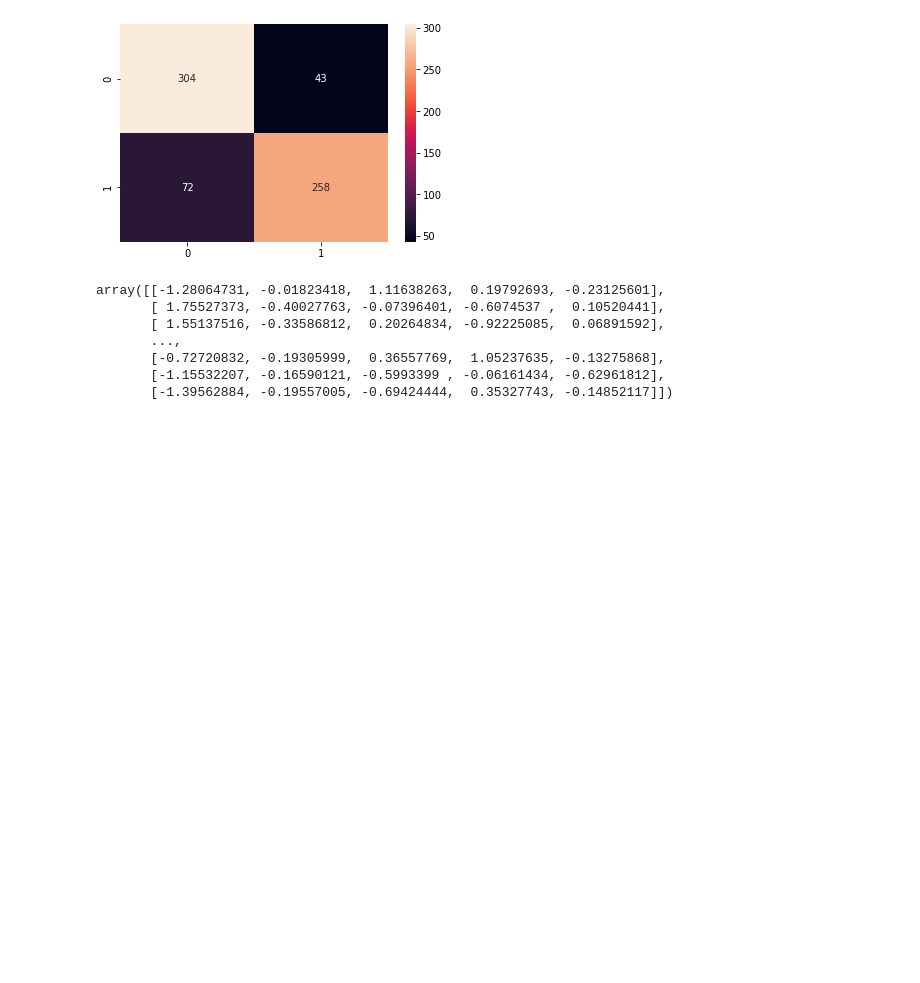
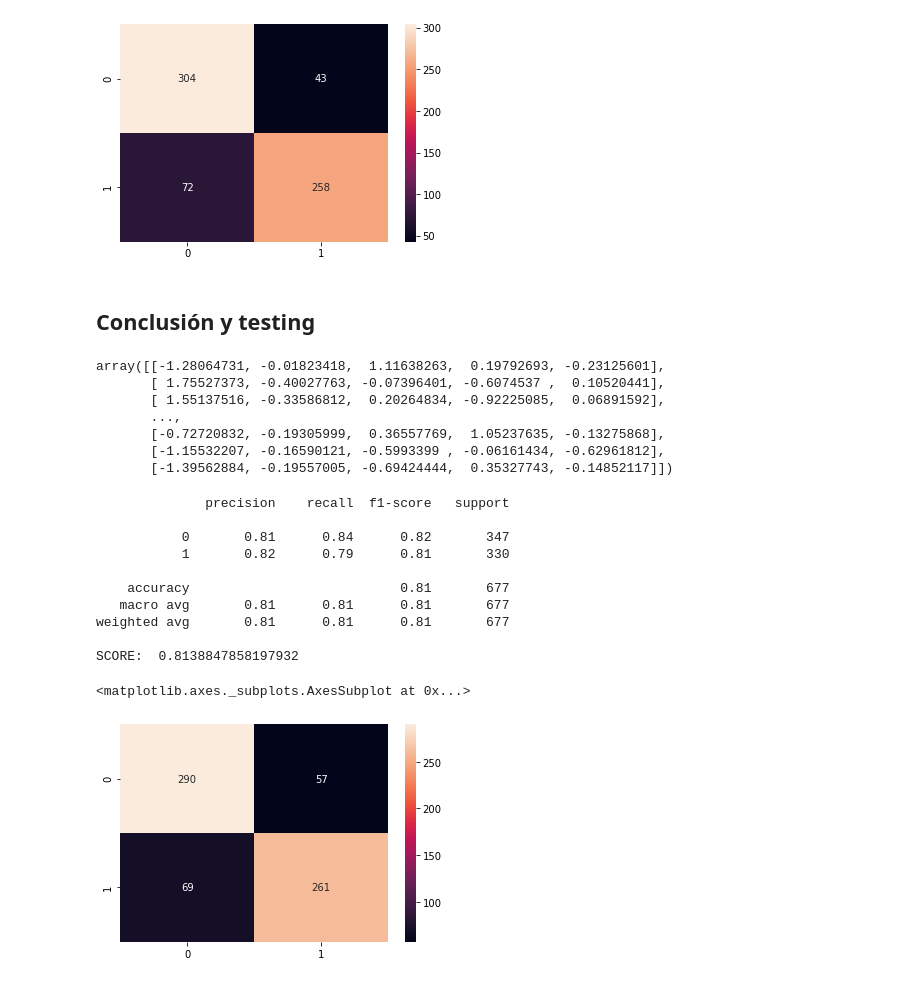
Before and after one commit to Jose26398/IN_Practicas, a Jupyter notebook: Practica1/practica1.ipynb, the cells around one changed output. Cells and saved outputs as stored; diff of their text form; code cells hidden in the pictures; blank space fills up the shorter version.

```diff
--- a/Practica1/practica1.ipynb
+++ b/Practica1/practica1.ipynb
@@ -283,6 +283,8 @@ weighted avg       0.83      0.83      0.83       677
 SCORE:  0.8301329394387001
 <matplotlib.axes._subplots.AxesSubplot at 0x...>
 [figure]
+# %% [markdown]
+## Conclusión y testing
 # %%
 
 # Analisis de los componentes principales
@@ -290,10 +292,10 @@ from sklearn.decomposition import PCA
 
 pca = PCA(n_components = None)
 
-x_train = pca.fit_transform(x_train)
-x_test = pca.transform(x_test)
+x_trainPCA = pca.fit_transform(x_train)
+x_testPCA = pca.transform(x_test)
 
-x_train
+x_trainPCA
 # %% [output]
 array([[-1.28064731, -0.01823418,  1.11638263,  0.19792693, -0.23125601],
        [ 1.75527373, -0.40027763, -0.07396401, -0.6074537 ,  0.10520441],
@@ -302,3 +304,34 @@ array([[-1.28064731, -0.01823418,  1.11638263,  0.19792693, -0.23125601],
        [-0.72720832, -0.19305999,  0.36557769,  1.05237635, -0.13275868],
        [-1.15532207, -0.16590121, -0.5993399 , -0.06161434, -0.62961812],
        [-1.39562884, -0.19557005, -0.69424444,  0.35327743, -0.14852117]])
+# %%
+from sklearn.model_selection import cross_val_predict
+from sklearn.metrics import accuracy_score, classification_report, confusion_matrix, roc_curve, RocCurveDisplay, roc_auc_score
+from sklearn.neural_network import MLPClassifier
+
+# Creacion del clasificador MultiLayer Perceptron
+PerceptronClfV2 = MLPClassifier(hidden_layer_sizes=200, random_state=0, solver='sgd', early_stopping=True)
+
+# Calculo de las predicciones mediante validacion cruzada (5-folds)
+y_pred = cross_val_predict(PerceptronClfV2, x_train, y_train, cv=5)
+
+print(classification_report(y_train, y_pred))
+print("SCORE: ", accuracy_score(y_train, y_pred))
+
+# Matriz de confusion de los resultados
+confusion_matrix = confusion_matrix(y_train, y_pred)
+
+sns.heatmap(confusion_matrix, annot = True, fmt='g')
+# %% [output]
+              precision    recall  f1-score   support
+
+           0       0.81      0.84      0.82       347
+           1       0.82      0.79      0.81       330
+
+    accuracy                           0.81       677
+   macro avg       0.81      0.81      0.81       677
+weighted avg       0.81      0.81      0.81       677
+
+SCORE:  0.8138847858197932
+<matplotlib.axes._subplots.AxesSubplot at 0x...>
+[figure, added]
```
Also changed, not shown: parts of 3 cells of this notebook, 10 other files.
